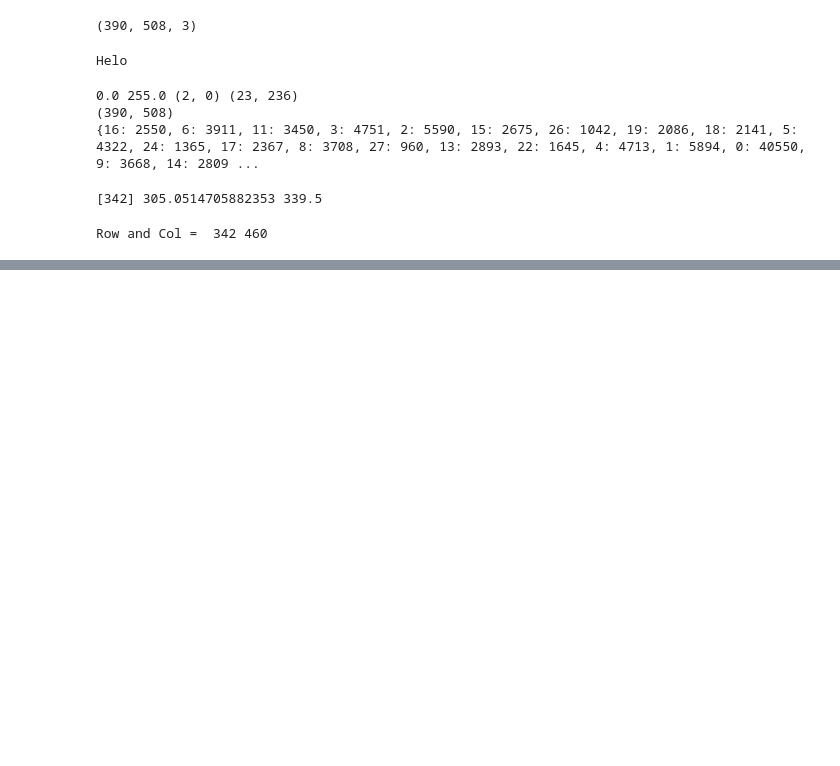
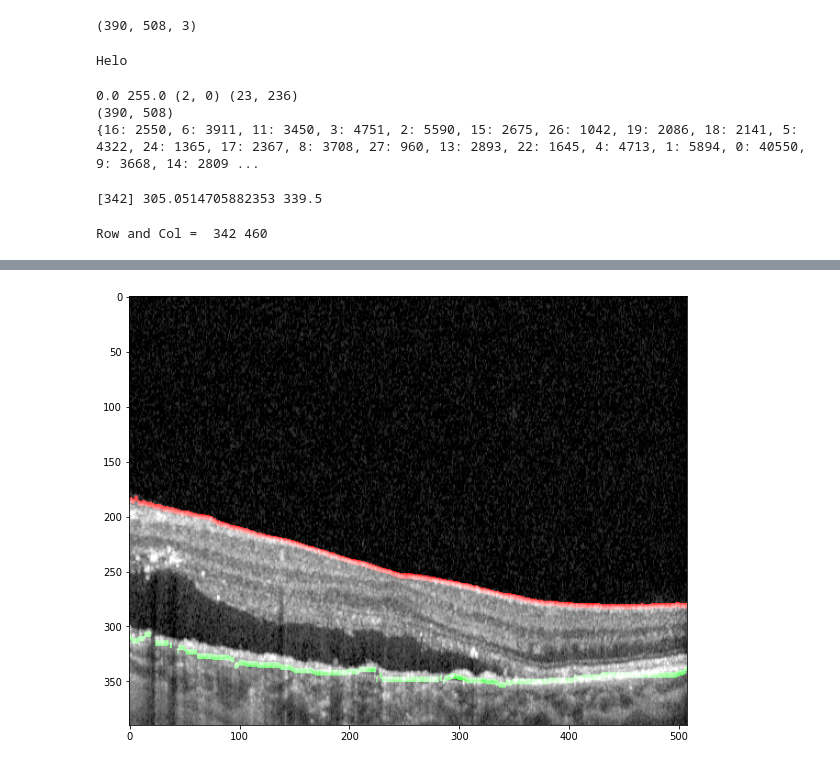
Before and after one commit to musman2012/imaging-research, a Jupyter notebook: OpenCV/ResearchPaperImplementation.ipynb, the cells around one changed output, grey strips where cells are left out. Saved outputs shown, nothing was run; the diff lists cells and outputs as text; code cells hidden in the pictures; blank space fills up the shorter version.

```diff
--- a/OpenCV/ResearchPaperImplementation.ipynb
+++ b/OpenCV/ResearchPaperImplementation.ipynb
@@ -237,0 +272,15 @@ Hello
+# %%
+segmented_scan_ilm_rpe = img.copy()
+for ilm_position in ilm_pos:
+  (row, col) = ilm_position
+  segmented_scan_ilm_rpe[row:row+5, col, 0] = 255
+
+for rpe_position in rpe_pos:
+  (row, col) = rpe_position
+  segmented_scan_ilm_rpe[row:row+5, col, 1] = 255
+
+fig = plt.figure(figsize=(10, 10))
+plt.imshow(segmented_scan_ilm_rpe)
+plt.show()
+# %% [output]
+[figure, added]
```
Also changed, not shown: parts of 6 cells of this notebook.
